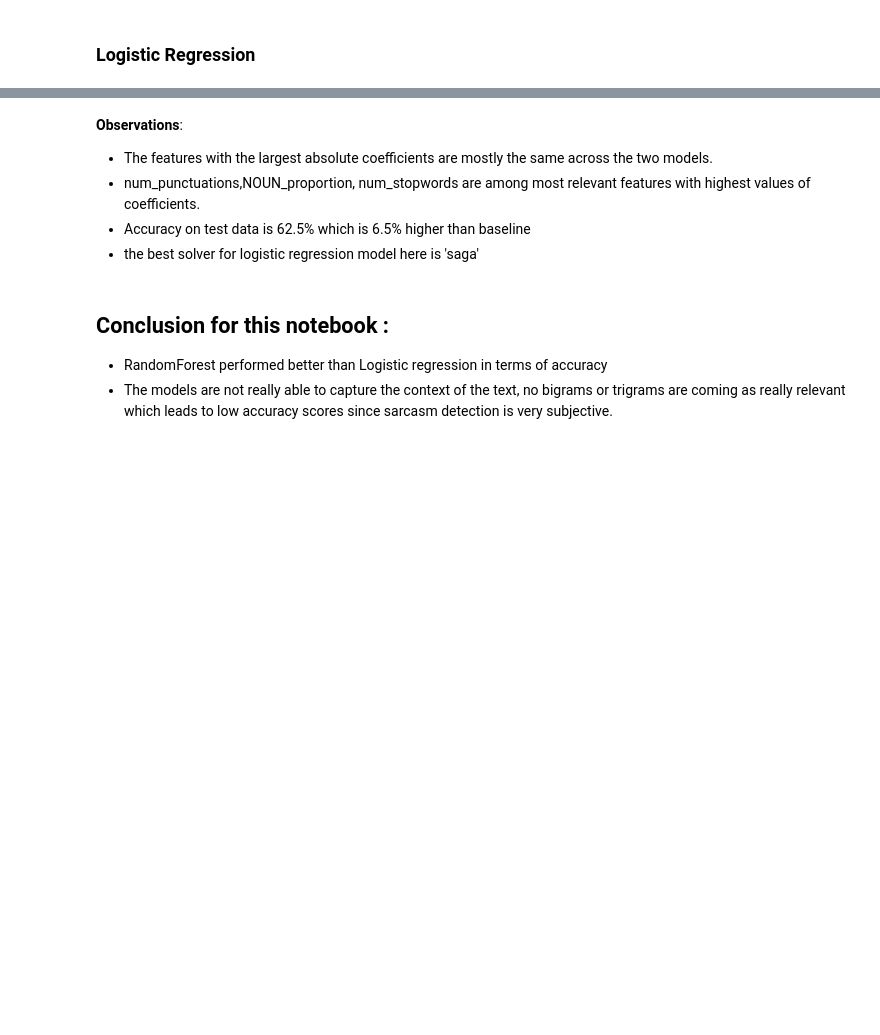
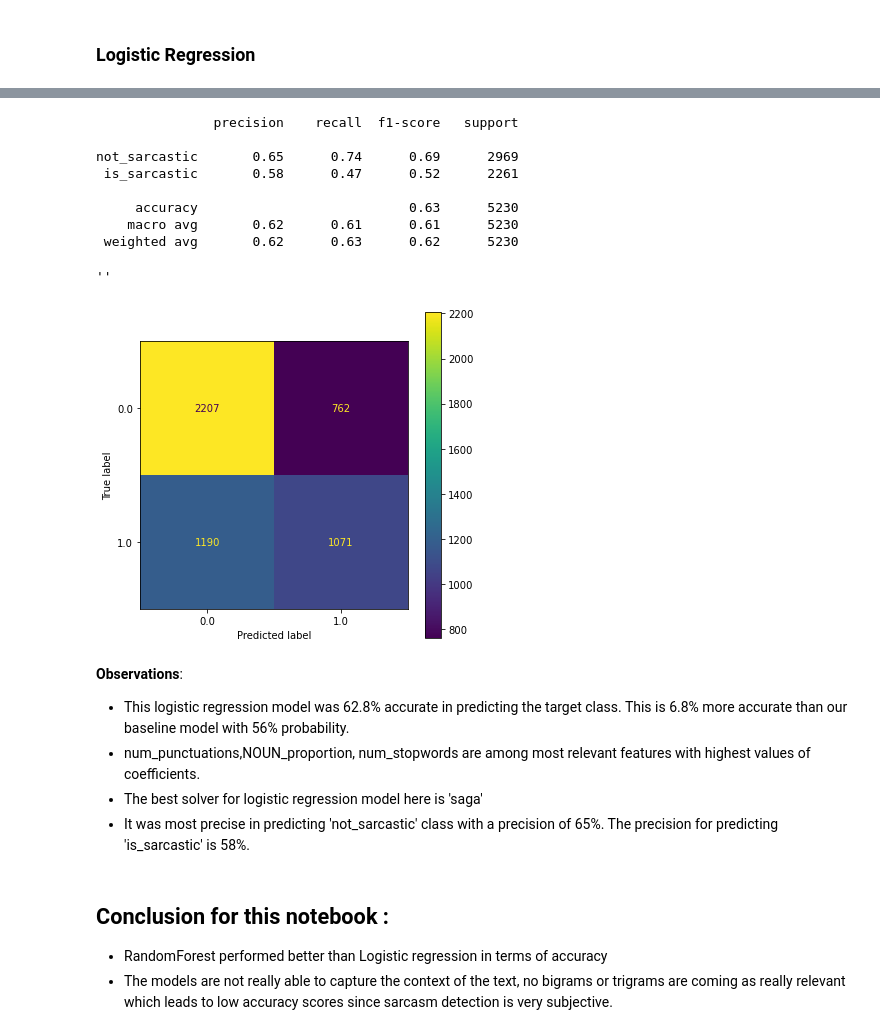
Before and after one commit to sabaiitj/Capstone_Sarcasm_Detection, a Jupyter notebook: code/03_Model-Building_Select_K_Best.ipynb, the cells around one changed output, grey strips where cells are left out. Saved outputs shown, nothing was run; the diff lists cells and outputs as text; code cells hidden in the pictures; blank space fills up the shorter version.

```diff
--- a/code/03_Model-Building_Select_K_Best.ipynb
+++ b/code/03_Model-Building_Select_K_Best.ipynb
@@ -309,28 +332,37 @@ print(accuracy_score(y_test, preds))
 # %%
 conmat = np.array(confusion_matrix(y_test,
                                    logreg.predict(X_test),
-                                   labels=[0, 1, 2]))
+                                   labels=[0, 1]))
 
 print(classification_report(y_test,
                             logreg.predict(X_test),
-                            target_names=['No', "Don't know", 'Yes']))
+                            target_names=['not_sarcastic', 'is_sarcastic']))
 
 matrix_display = ConfusionMatrixDisplay(confusion_matrix=conmat,
                                         display_labels=logreg.classes_)
 matrix_display.plot()
 
 figure = plt.gcf()
-figure.set_size_inches(10, 10)
+figure.set_size_inches(6, 6)
 ;
+# %% [output]
+               precision    recall  f1-score   support
+
+not_sarcastic       0.65      0.74      0.69      2969
+ is_sarcastic       0.58      0.47      0.52      2261
+
+     accuracy                           0.63      5230
+    macro avg       0.62      0.61      0.61      5230
+ weighted avg       0.62      0.63      0.62      5230
+''
+[figure, added]
 # %% [markdown]
 **Observations**:
 
-- The features with the largest absolute coefficients are mostly the same across the two
-  models.
-- num_punctuations,NOUN_proportion, num_stopwords are among most relevant features with
-  highest values of coefficients.
-- Accuracy on test data is 62.5% which is 6.5% higher than baseline
-- the best solver for logistic regression model here is 'saga'
+- This logistic regression model was 62.8% accurate in predicting the  target class. This is 6.8% more accurate than our baseline model with 56% probability.
+- num_punctuations,NOUN_proportion, num_stopwords are among most relevant features with highest values of coefficients.
+- The best solver for logistic regression model here is 'saga'
+- It was most precise in predicting 'not_sarcastic' class with a precision of 65%. The precision for predicting 'is_sarcastic' is 58%.
 # %% [markdown]
 ## Conclusion for this notebook :
 
```
Also changed, not shown: parts of 13 cells of this notebook.
